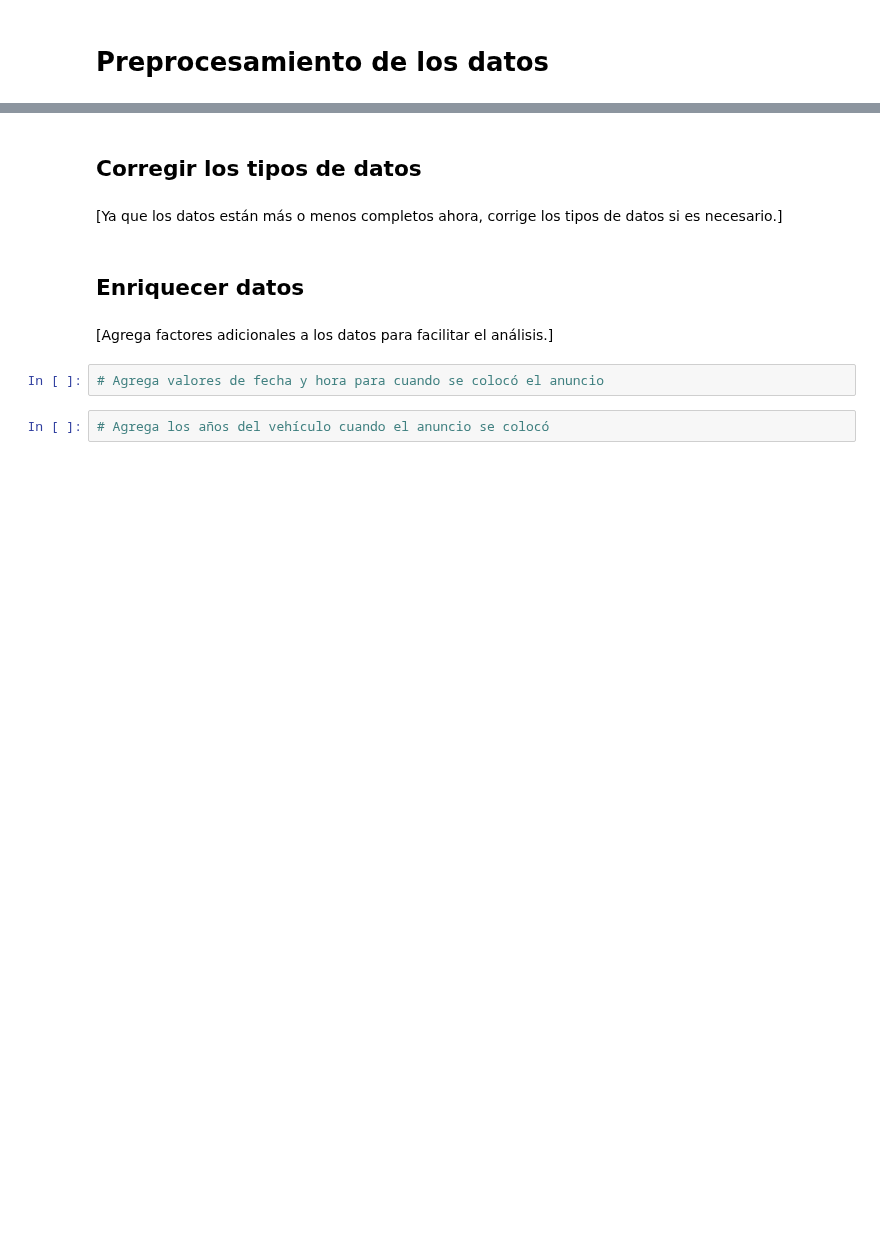
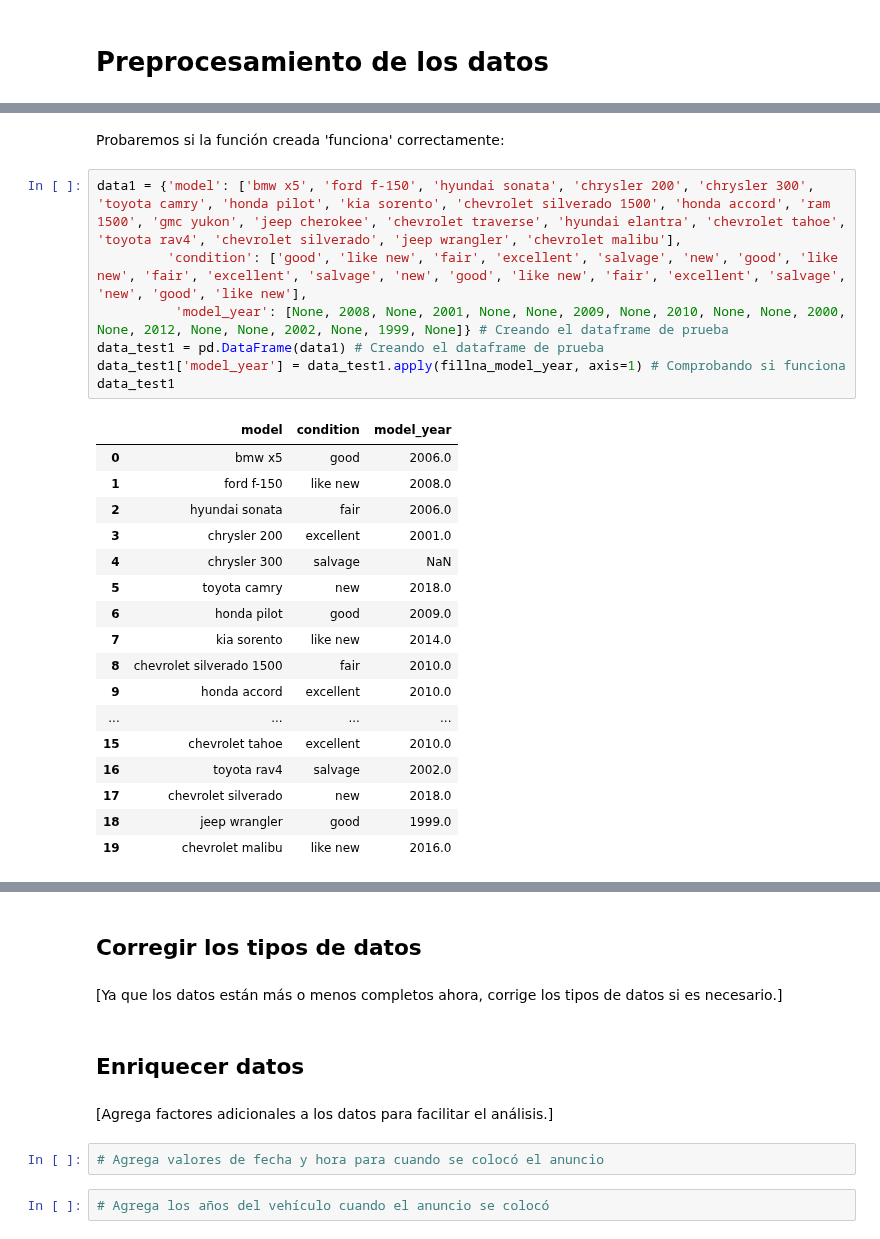
Before and after one commit to ChristianMartinezCaceres/Practicum-portfolio, a Jupyter notebook: 03_vehicle_price_Analysis/vehicle_price_analysis_notebook.ipynb, the cells around one changed output, grey strips where cells are left out. Drawn from its saved outputs; the diff is of its cells as text; blank space fills up the shorter version.

```diff
--- a/03_vehicle_price_Analysis/vehicle_price_analysis_notebook.ipynb
+++ b/03_vehicle_price_Analysis/vehicle_price_analysis_notebook.ipynb
@@ -300,0 +377,27 @@ Después de una revisión, no notamos diferencias notables en la distribución d
+# %% [markdown]
+Probaremos si la función creada 'funciona' correctamente:
+# %%
+data1 = {'model': ['bmw x5', 'ford f-150', 'hyundai sonata', 'chrysler 200', 'chrysler 300', 'toyota camry', 'honda pilot', 'kia sorento', 'chevrolet silverado 1500', 'honda accord', 'ram 1500', 'gmc yukon', 'jeep cherokee', 'chevrolet traverse', 'hyundai elantra', 'chevrolet tahoe', 'toyota rav4', 'chevrolet silverado', 'jeep wrangler', 'chevrolet malibu'],
+         'condition': ['good', 'like new', 'fair', 'excellent', 'salvage', 'new', 'good', 'like new', 'fair', 'excellent', 'salvage', 'new', 'good', 'like new', 'fair', 'excellent', 'salvage', 'new', 'good', 'like new'],
+          'model_year': [None, 2008, None, 2001, None, None, 2009, None, 2010, None, None, 2000, None, 2012, None, None, 2002, None, 1999, None]} # Creando el dataframe de prueba
+data_test1 = pd.DataFrame(data1) # Creando el dataframe de prueba
+data_test1['model_year'] = data_test1.apply(fillna_model_year, axis=1) # Comprobando si funciona
+data_test1
+# %% [output]
+|  | model | condition | model_year |
+| 0 | bmw x5 | good | 2006.0 |
+| 1 | ford f-150 | like new | 2008.0 |
+| 2 | hyundai sonata | fair | 2006.0 |
+| 3 | chrysler 200 | excellent | 2001.0 |
+| 4 | chrysler 300 | salvage | NaN |
+| 5 | toyota camry | new | 2018.0 |
+| 6 | honda pilot | good | 2009.0 |
+| 7 | kia sorento | like new | 2014.0 |
+| 8 | chevrolet silverado 1500 | fair | 2010.0 |
+| 9 | honda accord | excellent | 2010.0 |
+| ... | ... | ... | ... |
+| 15 | chevrolet tahoe | excellent | 2010.0 |
+| 16 | toyota rav4 | salvage | 2002.0 |
+| 17 | chevrolet silverado | new | 2018.0 |
+| 18 | jeep wrangler | good | 1999.0 |
+| 19 | chevrolet malibu | like new | 2016.0 |
```
Also changed, not shown: parts of 23 cells of this notebook.
